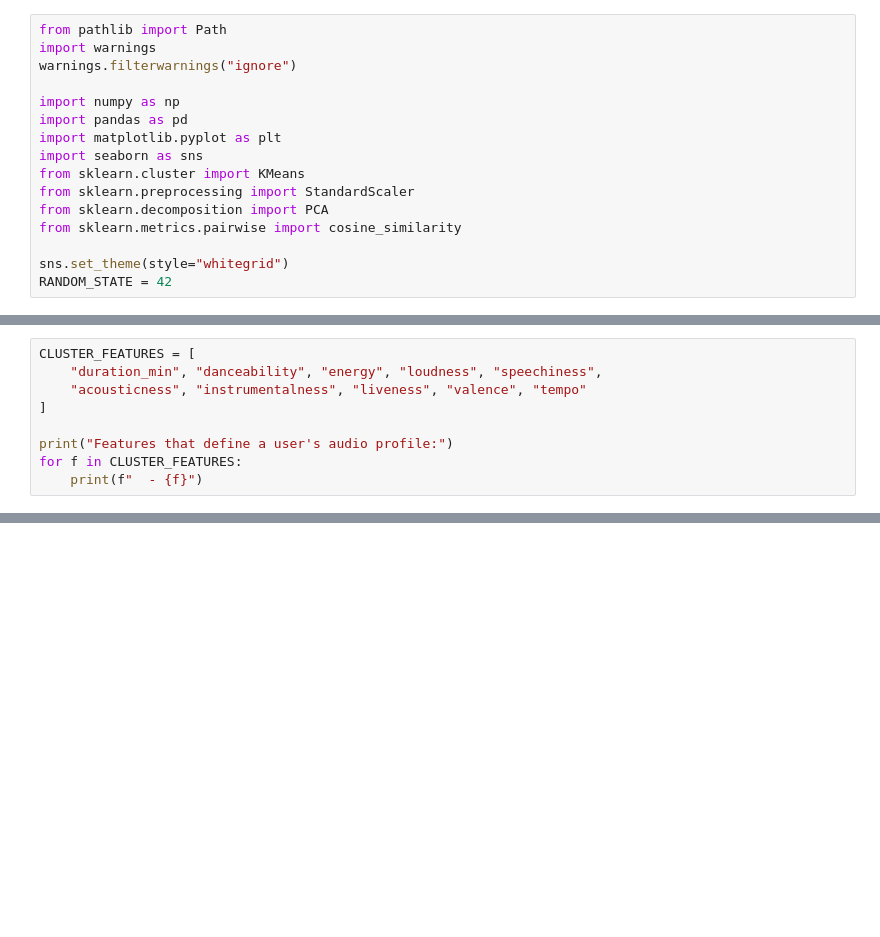
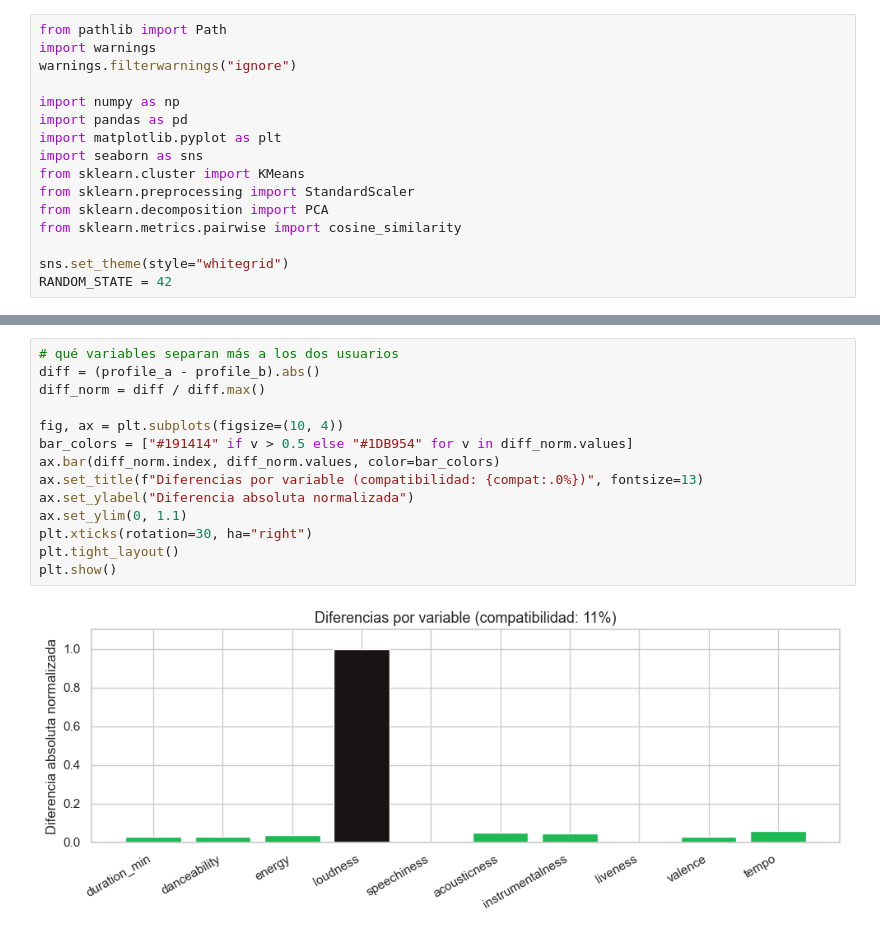
Before and after one commit to fidelMB/proyecto-ia-tc3002b, a Jupyter notebook: user_compatibility/user_musical_compatibility.ipynb, the cells around one changed output, grey strips where cells are left out. Saved outputs shown, nothing was run; the diff lists cells and outputs as text; blank space fills up the shorter version.

```diff
--- a/user_compatibility/user_musical_compatibility.ipynb
+++ b/user_compatibility/user_musical_compatibility.ipynb
@@ -45,9 +23,0 @@ The same features as `06_clustering.ipynb` are used, to stay consistent with the
-# %%
-CLUSTER_FEATURES = [
-    "duration_min", "danceability", "energy", "loudness", "speechiness",
-    "acousticness", "instrumentalness", "liveness", "valence", "tempo"
-]
-
-print("Features that define a user's audio profile:")
-for f in CLUSTER_FEATURES:
-    print(f"  - {f}")
@@ -453,0 +208,16 @@ Illustrative code - see the comments above for real API integration.
+# %%
+# qué variables separan más a los dos usuarios
+diff = (profile_a - profile_b).abs()
+diff_norm = diff / diff.max()
+
+fig, ax = plt.subplots(figsize=(10, 4))
+bar_colors = ["#191414" if v > 0.5 else "#1DB954" for v in diff_norm.values]
+ax.bar(diff_norm.index, diff_norm.values, color=bar_colors)
+ax.set_title(f"Diferencias por variable (compatibilidad: {compat:.0%})", fontsize=13)
+ax.set_ylabel("Diferencia absoluta normalizada")
+ax.set_ylim(0, 1.1)
+plt.xticks(rotation=30, ha="right")
+plt.tight_layout()
+plt.show()
+# %% [output]
+[figure, added]
```
Also changed, not shown: parts of 39 cells of this notebook.
